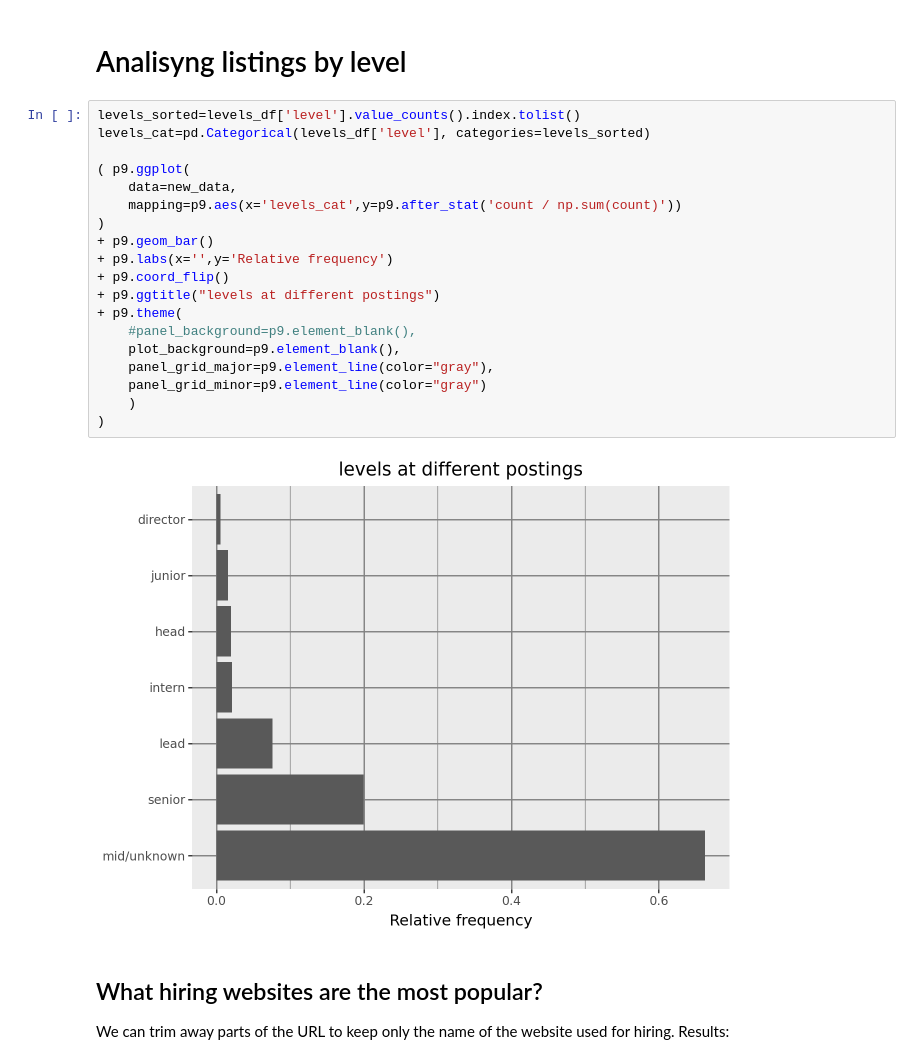
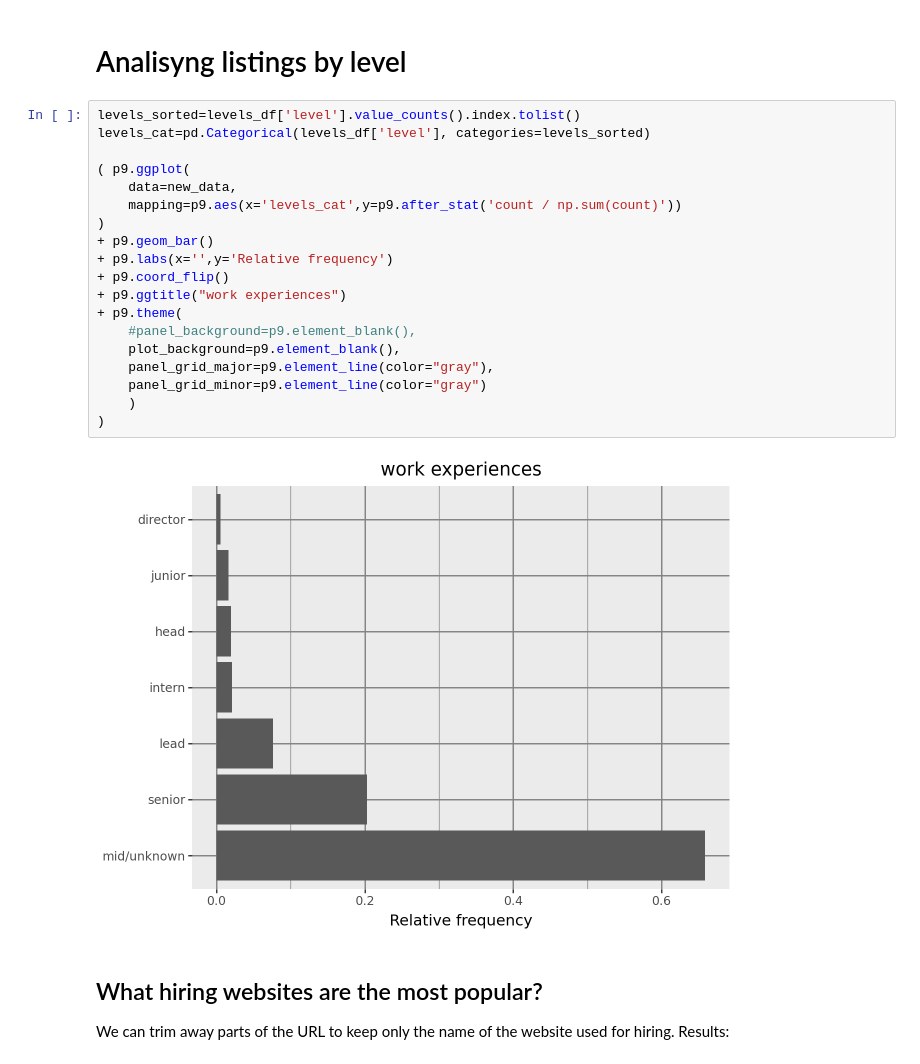
Before and after one commit to m2ger2020/listings, a Jupyter notebook: projekt.ipynb, the cells around one changed output. Drawn from its saved outputs; the diff is of its cells as text.

```diff
--- a/projekt.ipynb
+++ b/projekt.ipynb
@@ -603,24 +603,24 @@ domain_cat=pd.Categorical(new_data_top['company_name'], categories=company_name_
 # %%
 levels_sorted=levels_df['level'].value_counts().index.tolist()
 levels_cat=pd.Categorical(levels_df['level'], categories=levels_sorted)
 
 ( p9.ggplot(
     data=new_data,
     mapping=p9.aes(x='levels_cat',y=p9.after_stat('count / np.sum(count)'))
 )
 + p9.geom_bar()
 + p9.labs(x='',y='Relative frequency')
 + p9.coord_flip()
-+ p9.ggtitle("levels at different postings")
++ p9.ggtitle("work experiences")
 + p9.theme(
     #panel_background=p9.element_blank(),
     plot_background=p9.element_blank(),
     panel_grid_major=p9.element_line(color="gray"),
     panel_grid_minor=p9.element_line(color="gray")
     )
 )
 # %% [output]
-[figure, old version]
+[figure, new version]
 # %% [markdown]
 ## What hiring websites are the most popular?
 
```
Also changed, not shown: parts of 2 cells of this notebook.
